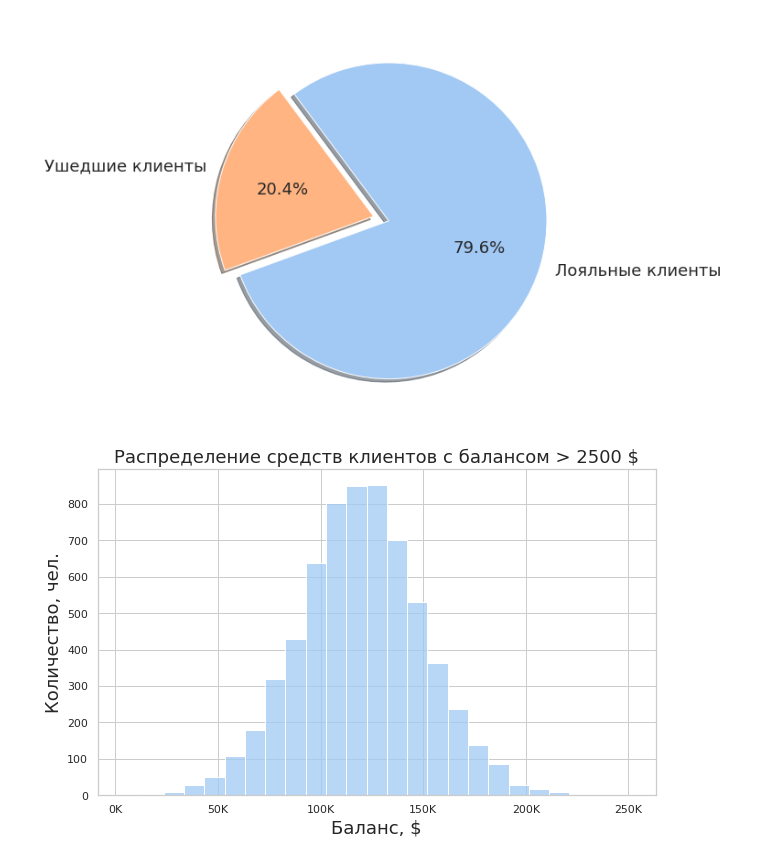
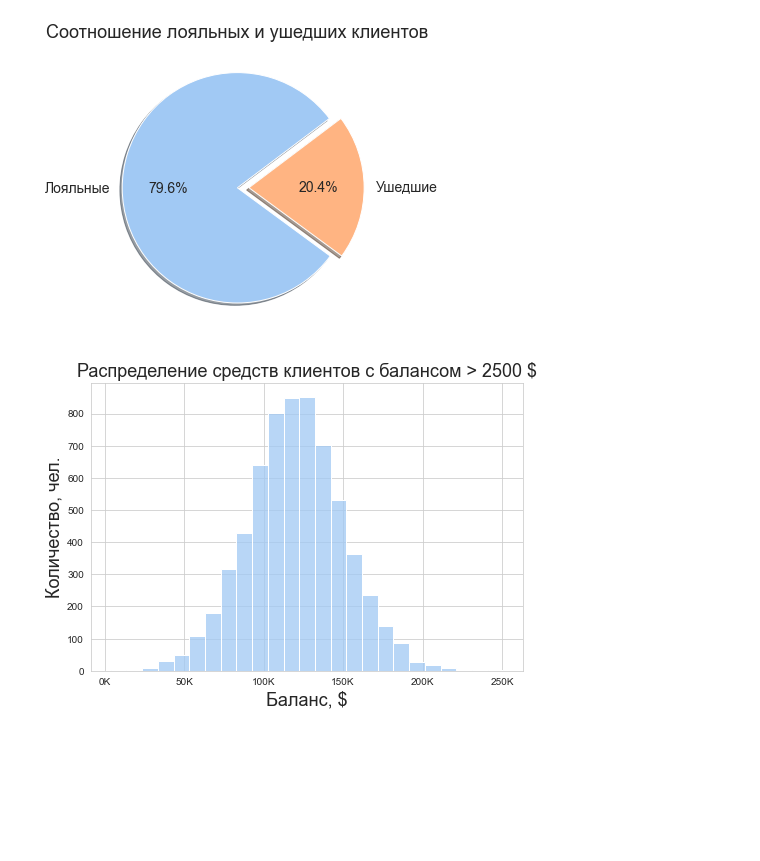
Before and after one commit to evpozdniakov/ds_projects, a Jupyter notebook: project1/DataSciencePython13Module9.ipynb, the cells around one changed output. Saved outputs shown, nothing was run; the diff lists cells and outputs as text; code cells hidden in the pictures; blank space fills up the shorter version.

Commit message:
Diagrams updated

```diff
--- a/project1/DataSciencePython13Module9.ipynb
+++ b/project1/DataSciencePython13Module9.ipynb
@@ -1,10 +1,18 @@
 # %% [markdown]
 <a href="https://colab.research.google.com/github/evpozdniakov/ds_projects/blob/master/project1/DataSciencePython13Module9.ipynb" target="_parent"><img src="https://colab.research.google.com/assets/colab-badge.svg" alt="Open In Colab"/></a>
 # %%
+import numpy as np
 import pandas as pd
-import numpy as np
 import matplotlib.pyplot as plt
 import seaborn as sns
+import plotly
+import plotly.express as px
+
+# %matplotlib inline
+# %config InlineBackend.print_figure_kwargs = {'bbox_inches':'tight'}
 
 sns.set_style("whitegrid")
 colors = sns.color_palette("pastel")
+figsize = (6, 4)
+figsize2 = (10, 4)
+figsize3 = (14, 4)
@@ -19,28 +19,47 @@ ch = churncp()
+# %%
+churn_orig = pd.read_csv('churn.csv')
+churn_orig.drop(columns='RowNumber', inplace=True)
+churn_orig['Age'] = churn_orig['Age'].astype(np.int8)
+churn_orig['Tenure'] = churn_orig['Tenure'].astype(np.int8)
+churn_orig['NumOfProducts'] = churn_orig['NumOfProducts'].astype(np.int8)
+churn_orig['Gender'] = churn_orig['Gender'].astype('category')
+churn_orig['Geography'] = churn_orig['Geography'].astype('category')
+churn_orig['HasCrCard'] = churn_orig['HasCrCard'].astype(np.int8)
+churn_orig['IsActiveMember'] = churn_orig['IsActiveMember'].astype(np.int8)
+churn_orig['Exited'] = churn_orig['Exited'].astype(np.int8)
+
+def churncp():
+  return churn_orig.copy()
 # %%
 # 9.1. Каково соотношение ушедших и лояльных клиентов?
 # Покажите это на графике и дайте комментарий по соотношению.
 
+ch = churncp()
+
 loyal_vs_ex = ch.groupby('Exited')['Exited'].count().transform(lambda x: x / ch.shape[0] * 100)
 
-figure = plt.figure(figsize=(10, 6))
-ax = figure.add_axes([0,0,1,1])
+fig = plt.figure('9.1', figsize=figsize)
+ax = fig.add_axes([0,0,1,1])
+
 ax.pie(
     loyal_vs_ex,
     explode=[0, 0.1],
-    labels=['Лояльные клиенты', 'Ушедшие клиенты'],
+    labels=['Лояльные', 'Ушедшие'],
     autopct='%1.1f%%',
-    textprops={'fontsize': 18},
+    textprops={'fontsize': 14},
     shadow=True,
-    startangle=200,
+    startangle=37,
     colors=colors
-);
+)
+
+ax.set_title('Соотношение лояльных и ушедших клиентов', fontsize=18);
 
 # Комментарий
 # -----------
 # Из графика мы видим что соотношение ушедших клиентов к лояльным составляет пропорцию 1:4.
 # Иначе говоря, из каждых пяти пришедших клиентов остаются лишь четыре, а один уходит.
 # %% [output]
-[figure, old version]
+[figure, new version]
 # %%
 # 9.2. Постройте график, показывающий распределение баланса пользователей,
 # у которых на счету больше 2 500 долларов. Опишите распределение и сделайте выводы.
@@ -49,15 +68,19 @@ ch = churncp()
 
 mask = ch['Balance'] > 2500
 
-balance_data = ch[mask]
+data = ch[mask]
 
-plt.figure(figsize=(10, 6))
-g = sns.histplot(balance_data, x='Balance', bins=25, color=colors[0])
-g.set_xticklabels([f"{round(x)}K" for x in g.get_xticks()/1000]);
+fig = plt.figure('9.2', figsize=figsize)
+ax = fig.add_axes([0,0,1,1])
 
-g.set_title('Распределение средств клиентов с балансом > 2500 $', fontsize=18)
-g.set_xlabel('Баланс, $', fontsize=18);
-g.set_ylabel('Количество, чел.', fontsize=18);
+sns.histplot(ax=ax, data=data, x='Balance', bins=25, color=colors[0])
+
+ax.set_xticks([x * 1e4 for x in range(0, 30, 5)])
+ax.set_xticklabels([f"{round(x)}K" for x in ax.get_xticks()/1000])
+
+ax.set_title('Распределение средств клиентов с балансом > 2500 $', fontsize=18)
+ax.set_xlabel('Баланс, $', fontsize=18)
+ax.set_ylabel('Количество, чел.', fontsize=18);
 
 # Комментарий
 # -----------
@@ -81,7 +104,7 @@ g.set_ylabel('Количество, чел.', fontsize=18);
 #   0.2 - это 20% ушедших клиентов
 #   1/2 - это половина из ушедших клиентов
 # %% [output]
-[figure, old version]
+[figure, new version]
 # %%
 # 9.3. Посмотрите на распределение баланса клиента в разрезе признака оттока.
 # Как различаются суммы на накопительном счёте ушедших и лояльных клиентов?
```
Also changed, not shown: parts of 18 cells of this notebook.
